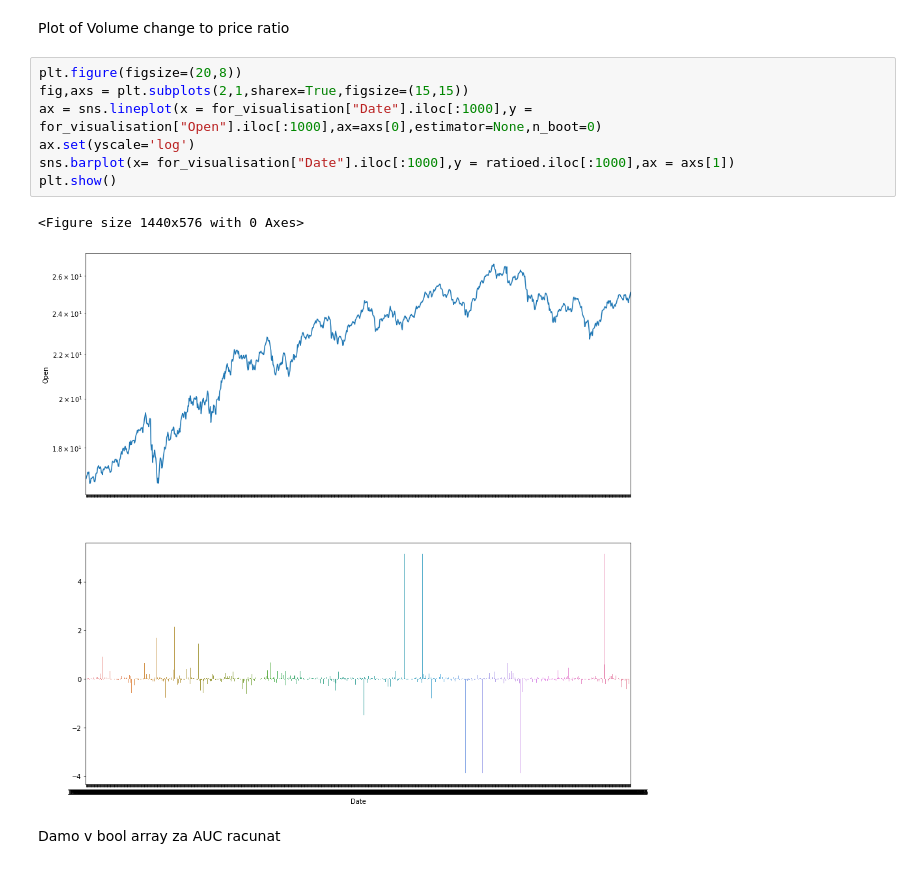
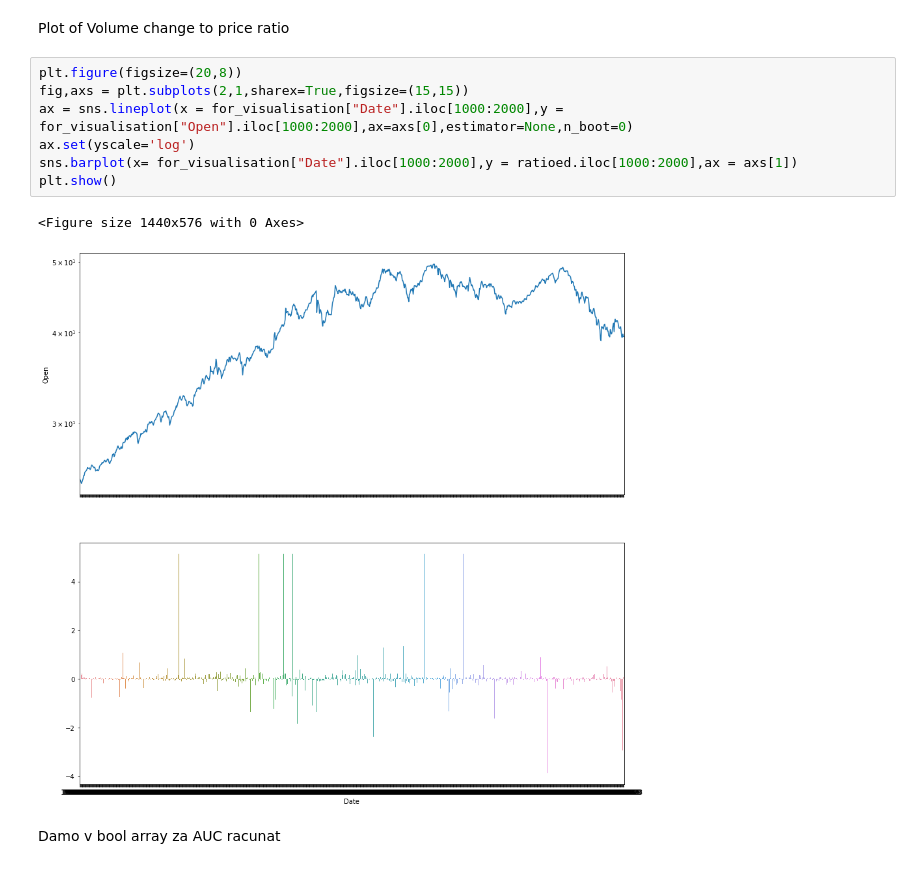
Before and after one commit to cookie1111/diplo, a Jupyter notebook: data_explorer_back_to_basic.ipynb, the cells around one changed output. Saved outputs shown, nothing was run; the diff lists cells and outputs as text.

```diff
--- a/data_explorer_back_to_basic.ipynb
+++ b/data_explorer_back_to_basic.ipynb
@@ -261,13 +261,13 @@ Plot of Volume change to price ratio
 # %%
 plt.figure(figsize=(20,8))
 fig,axs = plt.subplots(2,1,sharex=True,figsize=(15,15))
-ax = sns.lineplot(x = for_visualisation["Date"].iloc[:1000],y = for_visualisation["Open"].iloc[:1000],ax=axs[0],estimator=None,n_boot=0)
+ax = sns.lineplot(x = for_visualisation["Date"].iloc[1000:2000],y = for_visualisation["Open"].iloc[1000:2000],ax=axs[0],estimator=None,n_boot=0)
 ax.set(yscale='log')
-sns.barplot(x= for_visualisation["Date"].iloc[:1000],y = ratioed.iloc[:1000],ax = axs[1])
+sns.barplot(x= for_visualisation["Date"].iloc[1000:2000],y = ratioed.iloc[1000:2000],ax = axs[1])
 plt.show()
 # %% [output]
 <Figure size 1440x576 with 0 Axes>
-[figure, old version]
+[figure, new version]
 # %% [markdown]
 Damo v bool array za AUC racunat
 # %%
```
